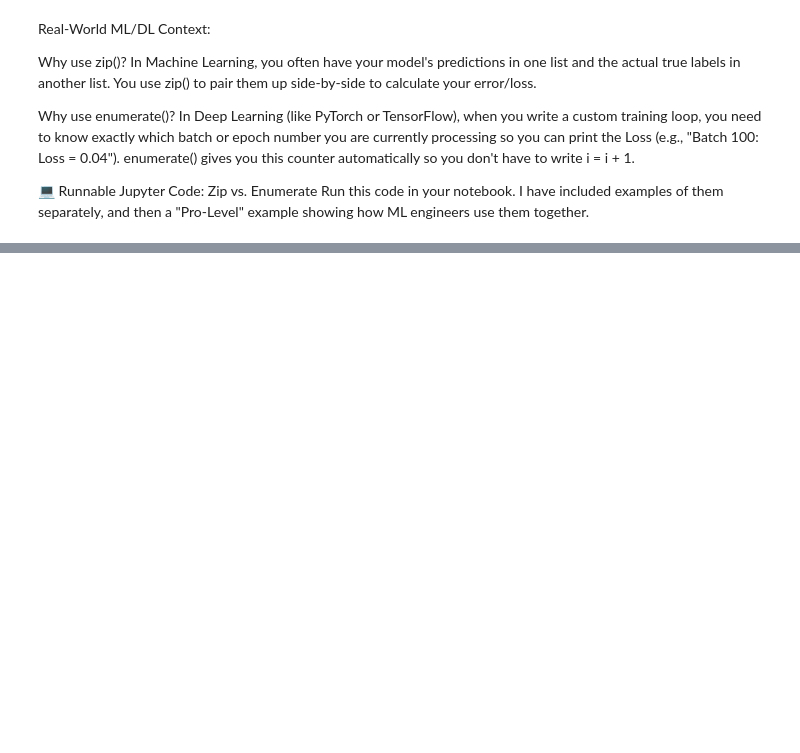
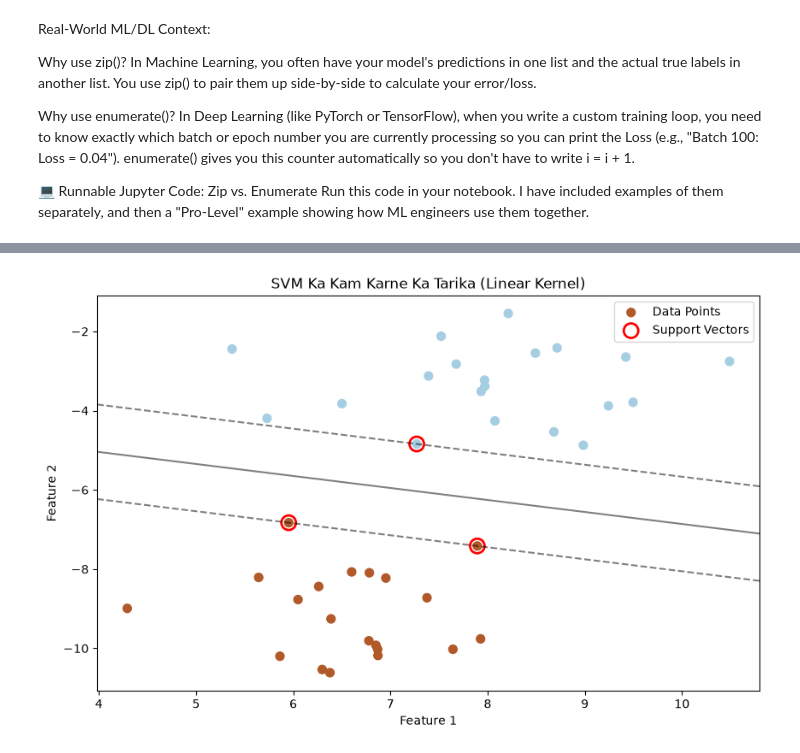
Before and after one commit to starvipin/python-Adavance, a Jupyter notebook: main.ipynb, the cells around one changed output, grey strips where cells are left out. Drawn from its saved outputs; the diff is of its cells as text; code cells hidden in the pictures; blank space fills up the shorter version.

Commit message:
add matplot

```diff
--- a/main.ipynb
+++ b/main.ipynb
@@ -288,0 +306,50 @@ Mohan 95
+# %%
+import numpy as np
+import matplotlib.pyplot as plt
+from sklearn import svm
+from sklearn.datasets import make_blobs
+
+# 1. Fake Dataset Banana (2 classes ke liye)
+# make_blobs 40 random points banayega jo do alag-alag groups (centers=2) mein honge
+X, y = make_blobs(n_samples=40, centers=2, random_state=6)
+
+# 2. SVM Model banana aur Train karna
+# Hum 'linear' kernel use kar rahe hain taaki ek seedhi line (hyperplane) ban sake
+clf = svm.SVC(kernel='linear', C=1000)
+clf.fit(X, y)
+
+# 3. Data Points ko Plot karna
+plt.figure(figsize=(10, 6))
+plt.scatter(X[:, 0], X[:, 1], c=y, s=50, cmap=plt.cm.Paired, label="Data Points")
+
+# 4. Decision Boundary aur Margins plot karne ka setup
+ax = plt.gca()
+xlim = ax.get_xlim()
+ylim = ax.get_ylim()
+
+# Graph ke liye ek grid create karna
+xx = np.linspace(xlim[0], xlim[1], 30)
+yy = np.linspace(ylim[0], ylim[1], 30)
+YY, XX = np.meshgrid(yy, xx)
+xy = np.vstack([XX.ravel(), YY.ravel()]).T
+
+# Model se grid ke har point ka distance nikalna
+Z = clf.decision_function(xy).reshape(XX.shape)
+
+# 5. Decision Boundary aur Margins ko Draw karna
+# levels=[-1, 0, 1] ka matlab hai: Margin Line 1, Decision Boundary, aur Margin Line 2
+ax.contour(XX, YY, Z, colors='k', levels=[-1, 0, 1], alpha=0.5,
+           linestyles=['--', '-', '--'])
+
+# 6. Support Vectors ko Highlight karna (Unke upar ek extra ghera/circle lagana)
+ax.scatter(clf.support_vectors_[:, 0], clf.support_vectors_[:, 1], s=150,
+           linewidth=2, facecolors='none', edgecolors='red', label="Support Vectors")
+
+# Graph ki details set karna
+plt.title("SVM Ka Kam Karne Ka Tarika (Linear Kernel)")
+plt.xlabel("Feature 1")
+plt.ylabel("Feature 2")
+plt.legend()
+plt.show()
+# %% [output]
+[figure, added]
```
Also changed, not shown: parts of 8 cells of this notebook, 2 other files.
